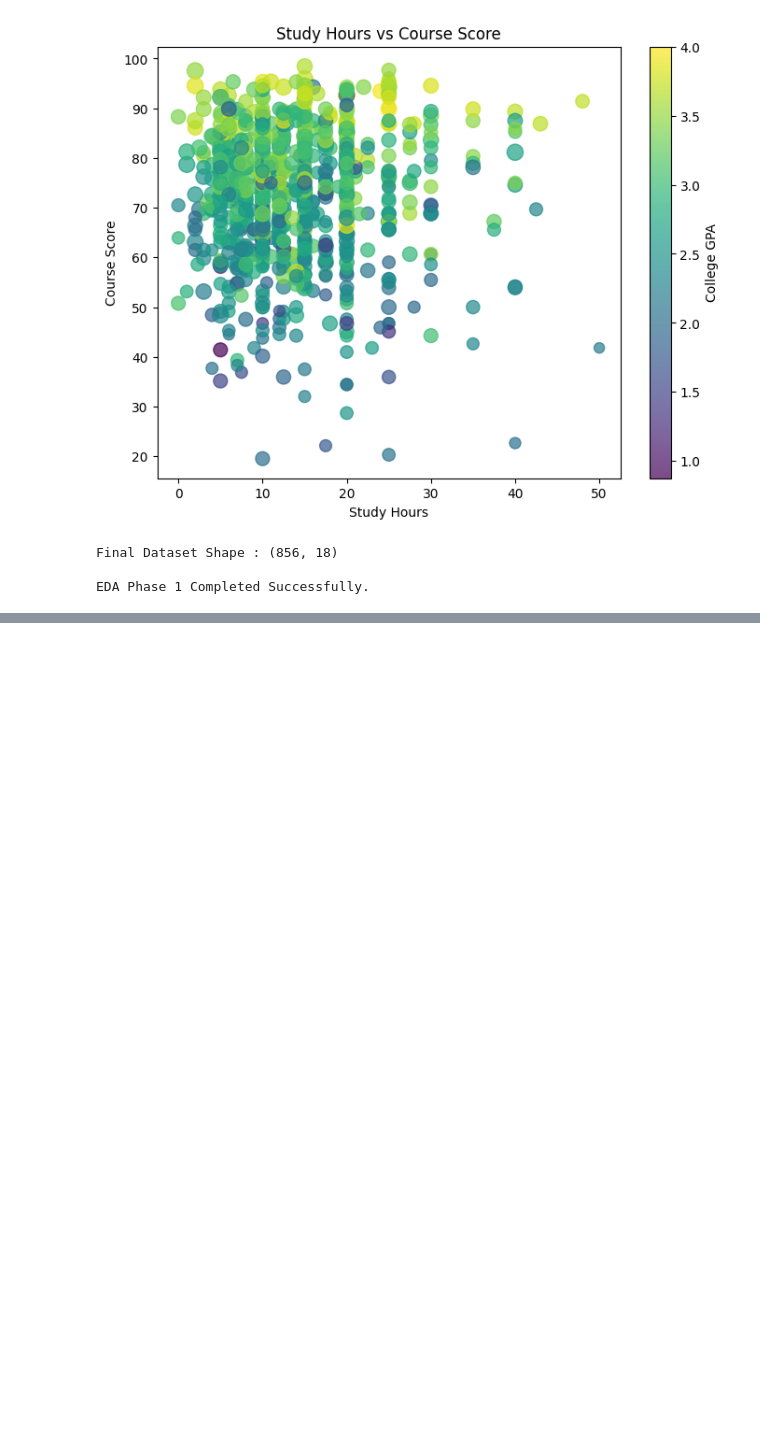
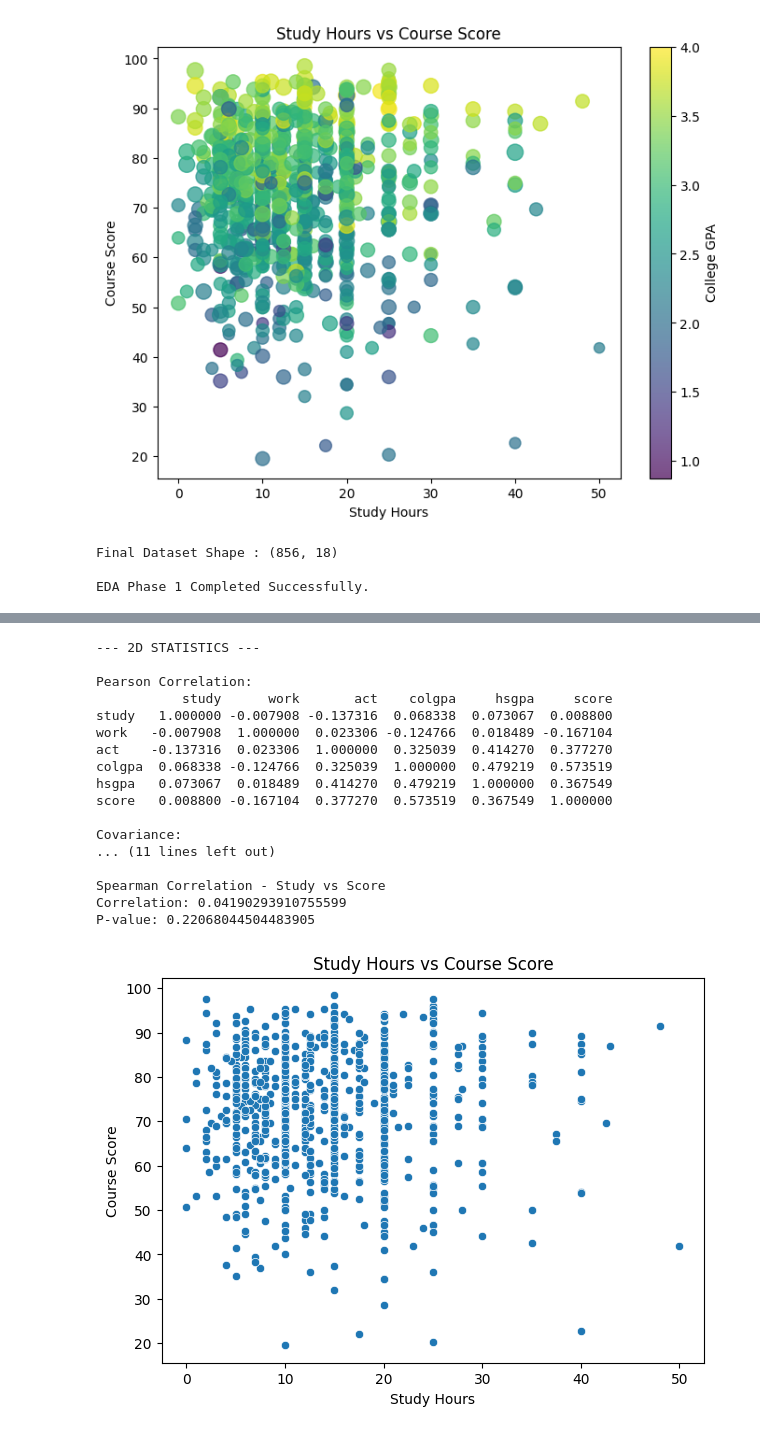
Before and after one commit to aman-18-choudhary/Aman_23BDS0337, a Jupyter notebook: Phase1_EDA_Project.ipynb, the cells around one changed output, grey strips where cells are left out. Cells and saved outputs as stored; diff of their text form; code cells hidden in the pictures; blank space fills up the shorter version.

```diff
--- a/Phase1_EDA_Project.ipynb
+++ b/Phase1_EDA_Project.ipynb
@@ -303,0 +395,77 @@ EDA Phase 1 Completed Successfully.
+# %%
+# 2D STATISTICAL ANALYSIS
+
+print("\n--- 2D STATISTICS ---")
+
+# Correlation
+print("\nPearson Correlation:")
+print(df[["study", "work", "act", "colgpa", "hsgpa", "score"]].corr())
+
+# Covariance
+print("\nCovariance:")
+print(df[["study", "work", "act", "colgpa", "hsgpa", "score"]].cov())
+
+
+# Pearson correlation: Study vs Score
+r, p = pearsonr(df["study"], df["score"])
+
+print("\nPearson Correlation - Study vs Score")
+print("Correlation:", r)
+print("P-value:", p)
+
+
+# Spearman correlation
+r_s, p_s = spearmanr(df["study"], df["score"])
+
+print("\nSpearman Correlation - Study vs Score")
+print("Correlation:", r_s)
+print("P-value:", p_s)
+
+
+# Scatter plot
+plt.figure(figsize=(7,5))
+sns.scatterplot(data=df, x="study", y="score")
+plt.title("Study Hours vs Course Score")
+plt.xlabel("Study Hours")
+plt.ylabel("Course Score")
+plt.show()
+
+
+# Regression plot
+plt.figure(figsize=(7,5))
+sns.regplot(data=df, x="study", y="score")
+plt.title("Regression: Study Hours vs Course Score")
+plt.xlabel("Study Hours")
+plt.ylabel("Course Score")
+plt.show()
+
+
+# Correlation heatmap
+plt.figure(figsize=(12,8))
+sns.heatmap(
+    df.corr(numeric_only=True),
+    annot=True,
+    cmap="coolwarm",
+    fmt=".2f"
+)
+plt.title("Correlation Matrix")
+plt.show()
+# %% [output]
+--- 2D STATISTICS ---
+
+Pearson Correlation:
+           study      work       act    colgpa     hsgpa     score
+study   1.000000 -0.007908 -0.137316  0.068338  0.073067  0.008800
+work   -0.007908  1.000000  0.023306 -0.124766  0.018489 -0.167104
+act    -0.137316  0.023306  1.000000  0.325039  0.414270  0.377270
+colgpa  0.068338 -0.124766  0.325039  1.000000  0.479219  0.573519
+hsgpa   0.073067  0.018489  0.414270  0.479219  1.000000  0.367549
+score   0.008800 -0.167104  0.377270  0.573519  0.367549  1.000000
+
+Covariance:
+... (11 lines left out)
+
+Spearman Correlation - Study vs Score
+Correlation: 0.04190293910755599
+P-value: 0.22068044504483905
+[figure, added]
```
Also changed, not shown: parts of 7 cells of this notebook.
